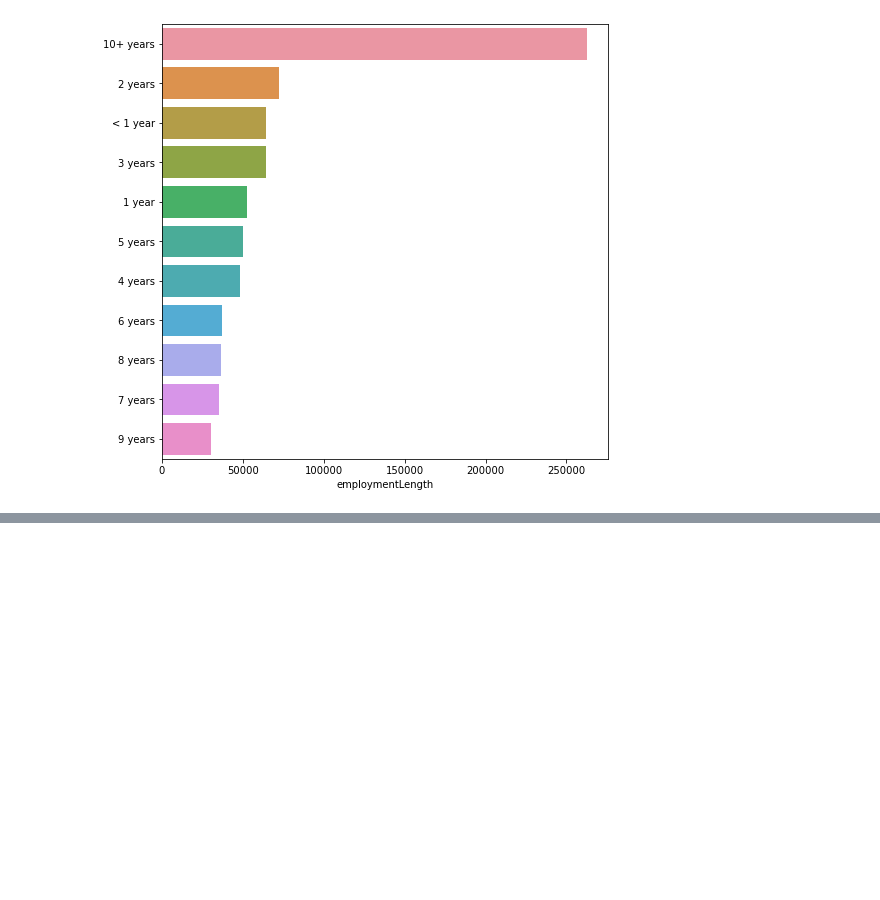
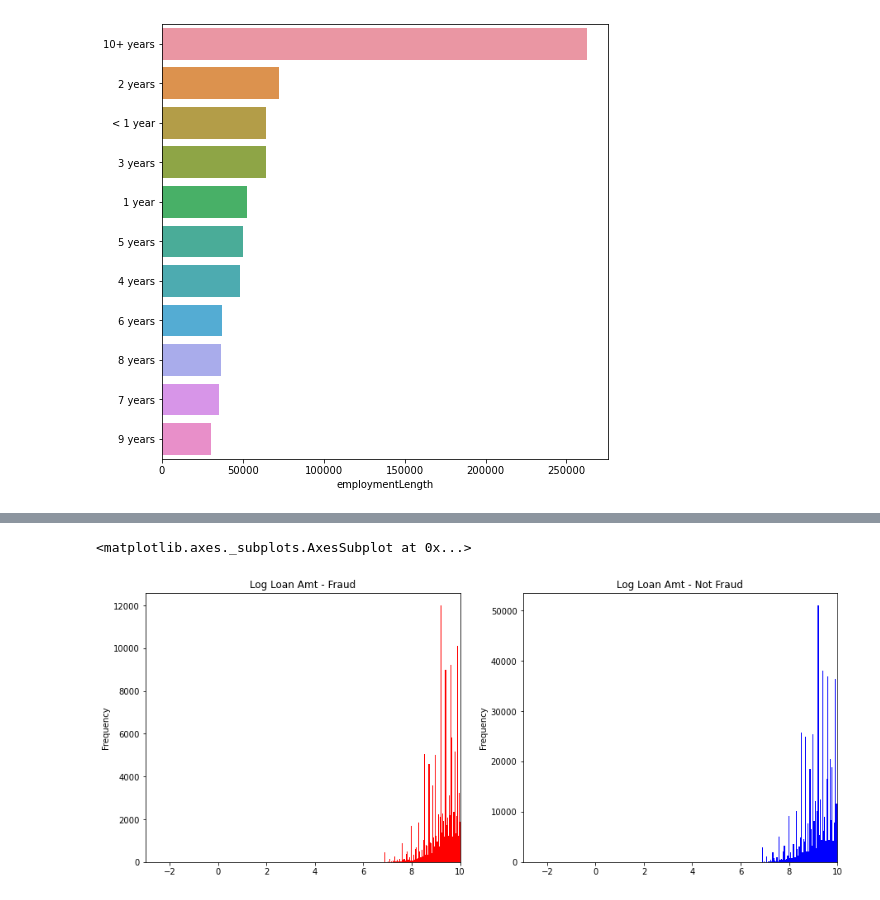
Before and after one commit to wenhuiwwh/DataMiningContest, a Jupyter notebook: 贷款违约预测/数据分析.ipynb, the cells around one changed output, grey strips where cells are left out. Drawn from its saved outputs; the diff is of its cells as text; code cells hidden in the pictures; blank space fills up the shorter version.

```diff
--- a/贷款违约预测/数据分析.ipynb
+++ b/贷款违约预测/数据分析.ipynb
@@ -359,0 +371,7 @@ train_loan_nofr = data_train.loc[data_train['isDefault'] == 0]
+# %%
+fig, ((ax1, ax2)) = plt.subplots(1, 2, figsize=(15, 6))
+data_train.loc[data_train['isDefault'] == 1]['loanAmnt'].apply(np.log).plot(kind='hist',bins=100,title='Log Loan Amt - Fraud',color='r',xlim=(-3, 10),ax= ax1)
+data_train.loc[data_train['isDefault'] == 0]['loanAmnt'].apply(np.log).plot(kind='hist',bins=100,title='Log Loan Amt - Not Fraud',color='b',xlim=(-3, 10),ax=ax2)
+# %% [output]
+<matplotlib.axes._subplots.AxesSubplot at 0x...>
+[figure, added]
```
Also changed, not shown: parts of 4 cells of this notebook.
